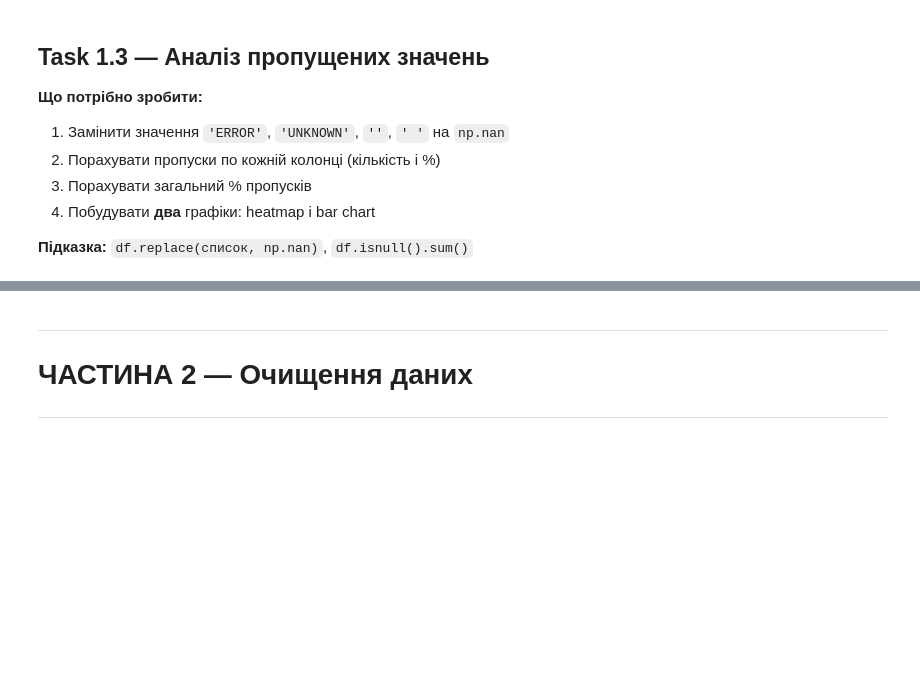
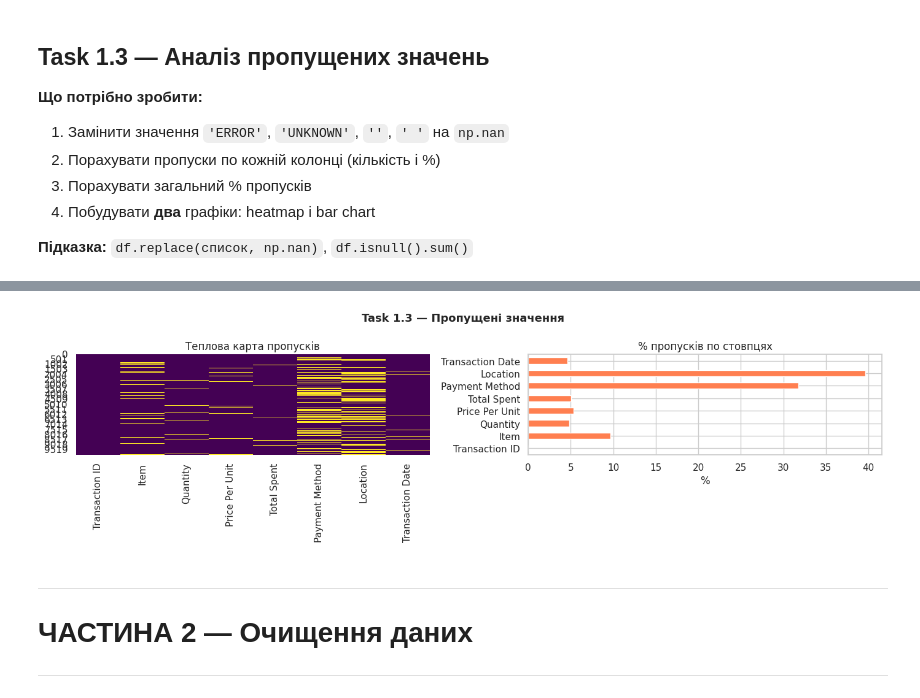
Before and after one commit to AllaYermilko/Analysis_Cafe_Sales, a Jupyter notebook: cafe_eda_workbook_version2.ipynb, the cells around one changed output, grey strips where cells are left out. Cells and saved outputs as stored; diff of their text form; code cells hidden in the pictures; blank space fills up the shorter version.

```diff
--- a/cafe_eda_workbook_version2.ipynb
+++ b/cafe_eda_workbook_version2.ipynb
@@ -40,10 +40,10 @@ sns.set_theme(style='whitegrid', palette='muted')
 
 # ── Вкажіть шлях до вхідного файлу ──────────────────────────
 # FILE_IN = 'data/dirty_cafe_sales.csv'   # локальний варіант
-FILE_IN = ''
+FILE_IN = 'https://raw.githubusercontent.com/AllaYermilko/Analysis_Cafe_Sales/refs/heads/main/data/dirty_cafe_sales.csv'
 
 # ── Вкажіть шлях для збереження чистого файлу ───────────────
 # FILE_OUT = 'data/cafe_sales_clean.csv'  # локальний варіант
-FILE_OUT = 'cafe_sales_clean.csv'
+FILE_OUT = 'cafe_sales_clean_v2.csv'
 
 print('✓ Готово. Починаємо!')
@@ -73,0 +67,8 @@ print(f'Розмір: ??? рядків × ??? стовпців')  # заміні
+# %%
+# Завантаження датасету
+df_original = pd.read_csv(FILE_IN)
+df = df_original.copy()
+
+print(f'Розмір: {df.shape[0]} рядків × {df.shape[1]} стовпців')
+
+display(df.head(10))
@@ -96,11 +135,11 @@ print(f'Розмір: ??? рядків × ??? стовпців')  # заміні
 **Підказка:** `df.duplicated()`, `df.drop_duplicates(keep=...)`
 # %%
 # Знайти дублікати
-n_dupes = # ВАШ КОД ТУТ
+n_dupes = df.duplicated().sum()
 print(f'Знайдено дублікатів: {n_dupes}')
 print(f'Рядків до видалення: {len(df)}')
 
 # Видалити дублікати
-# ВАШ КОД ТУТ
+df = df.drop_duplicates(keep='first')
 
 print(f'Рядків після видалення: {len(df)}')
@@ -116,17 +159,20 @@ print(f'Рядків після видалення: {len(df)}')
 **Підказка:** `df.replace(список, np.nan)`, `df.isnull().sum()`
 # %%
 # Крок 1: замінити 'брудні' значення на NaN
-# ВАШ КОД ТУТ
+df.replace(["ERROR", "UNKNOWN", "", " ", "error", "unknown"], np.nan, inplace=True)
+
 
 # Крок 2: порахувати пропуски
-missing_count = # ВАШ КОД ТУТ
-missing_pct   = # ВАШ КОД ТУТ  (у відсотках від загальної кількості рядків)
+print('Missing values:\n')
+missing_count = df.isna().sum()
+missing_pct   = (missing_count / len(df) *100).round(2)
 
 missing_df = pd.DataFrame({'Пропусків': missing_count, '%': missing_pct})
 
+
 # Показати тільки колонки де є пропуски
-print(missing_df[# ВАШ КОД ТУТ])
+print(missing_df[missing_df['Пропусків'] > 0])
 
 # Крок 3: загальний % пропусків
-total_pct = # ВАШ КОД ТУТ
+total_pct = (df.isna().sum().sum() / df.size) * 100
 print(f'\nЗагальний % пропусків: {total_pct:.2f}%')
@@ -133,20 +192,23 @@ print(f'\nЗагальний % пропусків: {total_pct:.2f}%')
 # %%
 # Крок 4: візуалізація пропусків
 fig, axes = plt.subplots(1, 2, figsize=(14, 4))
 fig.suptitle('Task 1.3 — Пропущені значення', fontsize=13, fontweight='bold')
 
 # Графік 1: Heatmap пропусків
 # Підказка: sns.heatmap(df.isnull(), cbar=False, ...)
-# ВАШ КОД ТУТ
+sns.heatmap(df.isnull(), cbar=False, cmap='viridis', ax=axes[0])
 axes[0].set_title('Теплова карта пропусків')
 
 # Графік 2: Horizontal bar chart — % пропусків по колонках
 # Підказка: .plot(kind='barh', ax=axes[1], ...)
-# ВАШ КОД ТУТ
+missing_df['%'].plot(kind='barh', ax=axes[1], color='coral')
 axes[1].set_title('% пропусків по стовпцях')
+axes[1].set_xlabel('%')
 
 plt.tight_layout()
 plt.show()
+# %% [output]
+[figure, added]
 # %% [markdown]
 ---
 # ЧАСТИНА 2 — Очищення даних
```
Also changed, not shown: parts of 25 cells of this notebook.
